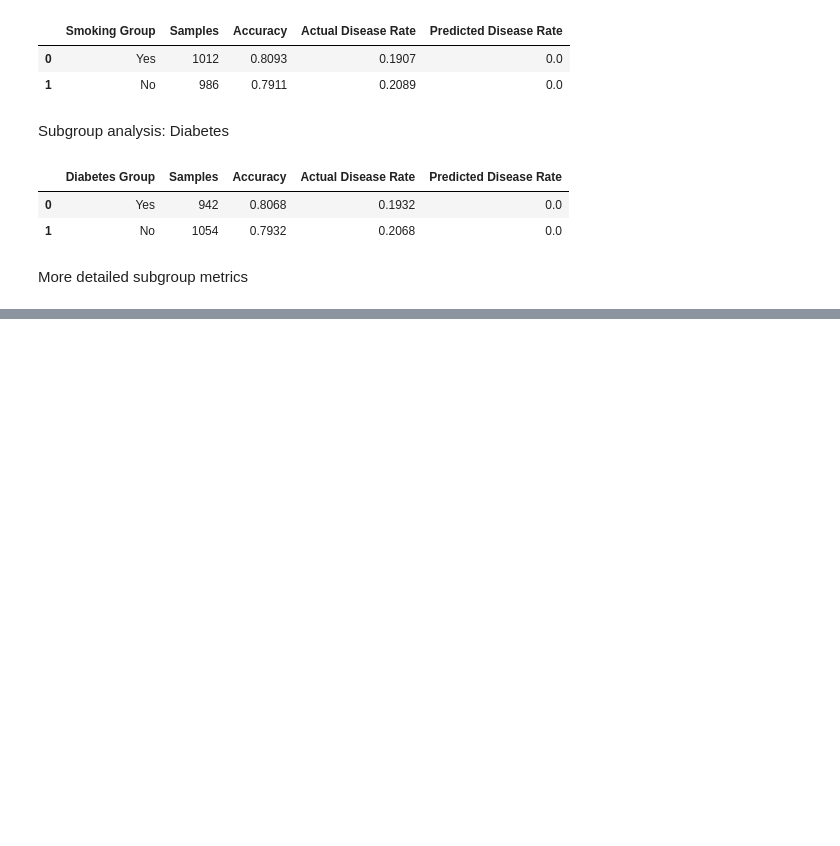
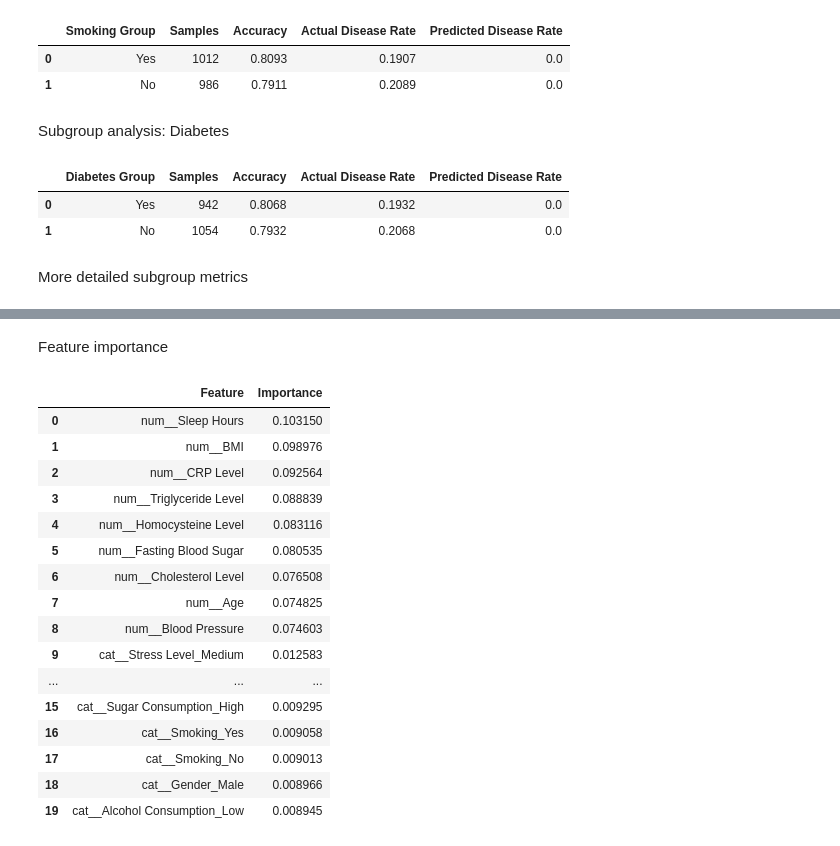
Before and after one commit to chrimapaul/Heart_Disease_Prediction_Group6, a Jupyter notebook: Group6_Capstone_Project.ipynb, the cells around one changed output, grey strips where cells are left out. Saved outputs shown, nothing was run; the diff lists cells and outputs as text; code cells hidden in the pictures; blank space fills up the shorter version.

```diff
--- a/Group6_Capstone_Project.ipynb
+++ b/Group6_Capstone_Project.ipynb
@@ -1248,0 +1291,51 @@ def subgroup_metrics(
+# %% [markdown]
+Feature importance
+# %%
+preprocessor_fitted = best_model.named_steps["preprocessor"]
+
+feature_names = (
+    preprocessor_fitted
+    .get_feature_names_out()
+)
+
+classifier = best_model.named_steps["classifier"]
+
+if hasattr(classifier, "feature_importances_"):
+
+    importances = classifier.feature_importances_
+
+    feature_importance_df = pd.DataFrame({
+        "Feature": feature_names,
+        "Importance": importances
+    })
+
+    feature_importance_df = (
+        feature_importance_df
+        .sort_values(
+            by="Importance",
+            ascending=False
+        )
+        .reset_index(drop=True)
+    )
+
+    display(
+        feature_importance_df.head(20)
+    )
+# %% [output]
+|  | Feature | Importance |
+| 0 | num__Sleep Hours | 0.103150 |
+| 1 | num__BMI | 0.098976 |
+| 2 | num__CRP Level | 0.092564 |
+| 3 | num__Triglyceride Level | 0.088839 |
+| 4 | num__Homocysteine Level | 0.083116 |
+| 5 | num__Fasting Blood Sugar | 0.080535 |
+| 6 | num__Cholesterol Level | 0.076508 |
+| 7 | num__Age | 0.074825 |
+| 8 | num__Blood Pressure | 0.074603 |
+| 9 | cat__Stress Level_Medium | 0.012583 |
+| ... | ... | ... |
+| 15 | cat__Sugar Consumption_High | 0.009295 |
+| 16 | cat__Smoking_Yes | 0.009058 |
+| 17 | cat__Smoking_No | 0.009013 |
+| 18 | cat__Gender_Male | 0.008966 |
+| 19 | cat__Alcohol Consumption_Low | 0.008945 |
```
Also changed, not shown: parts of 18 cells of this notebook.
